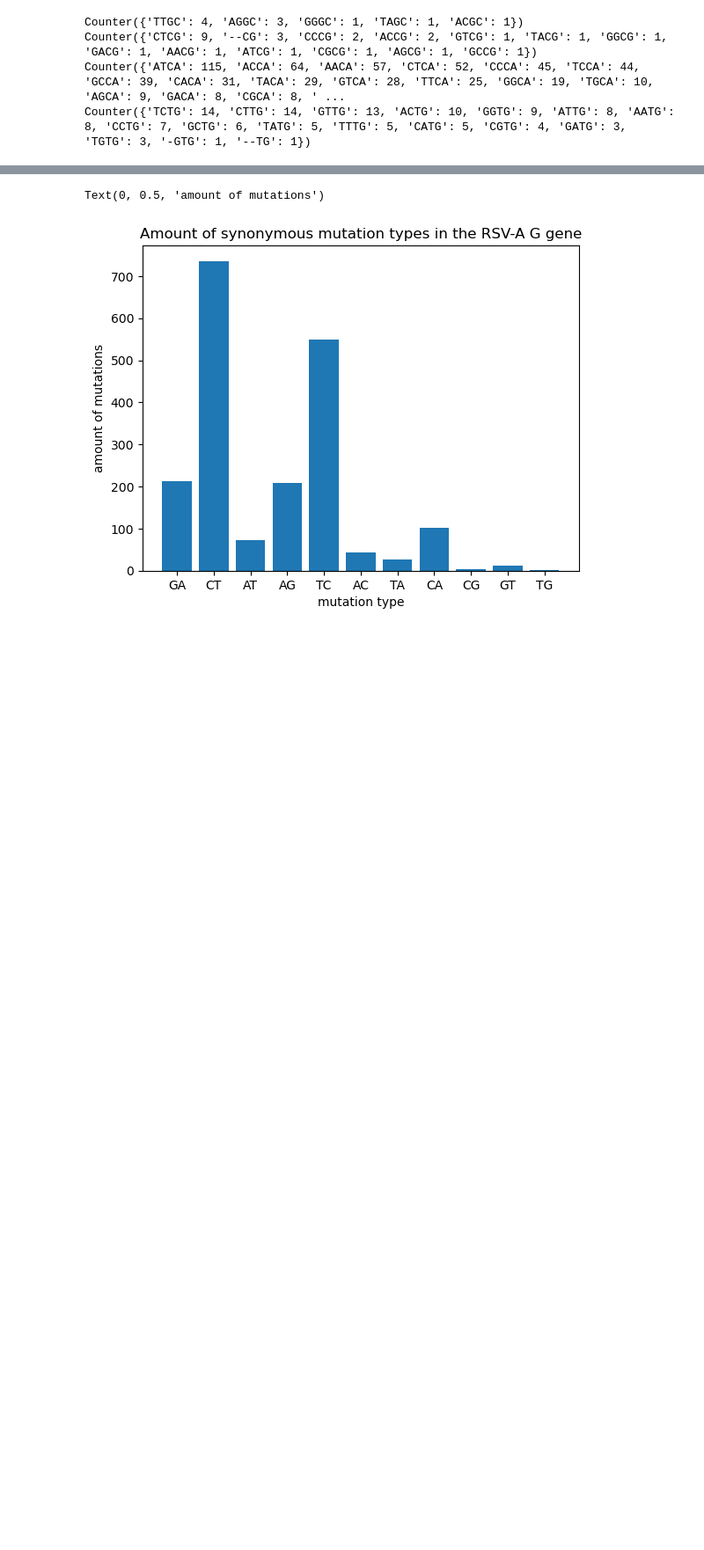
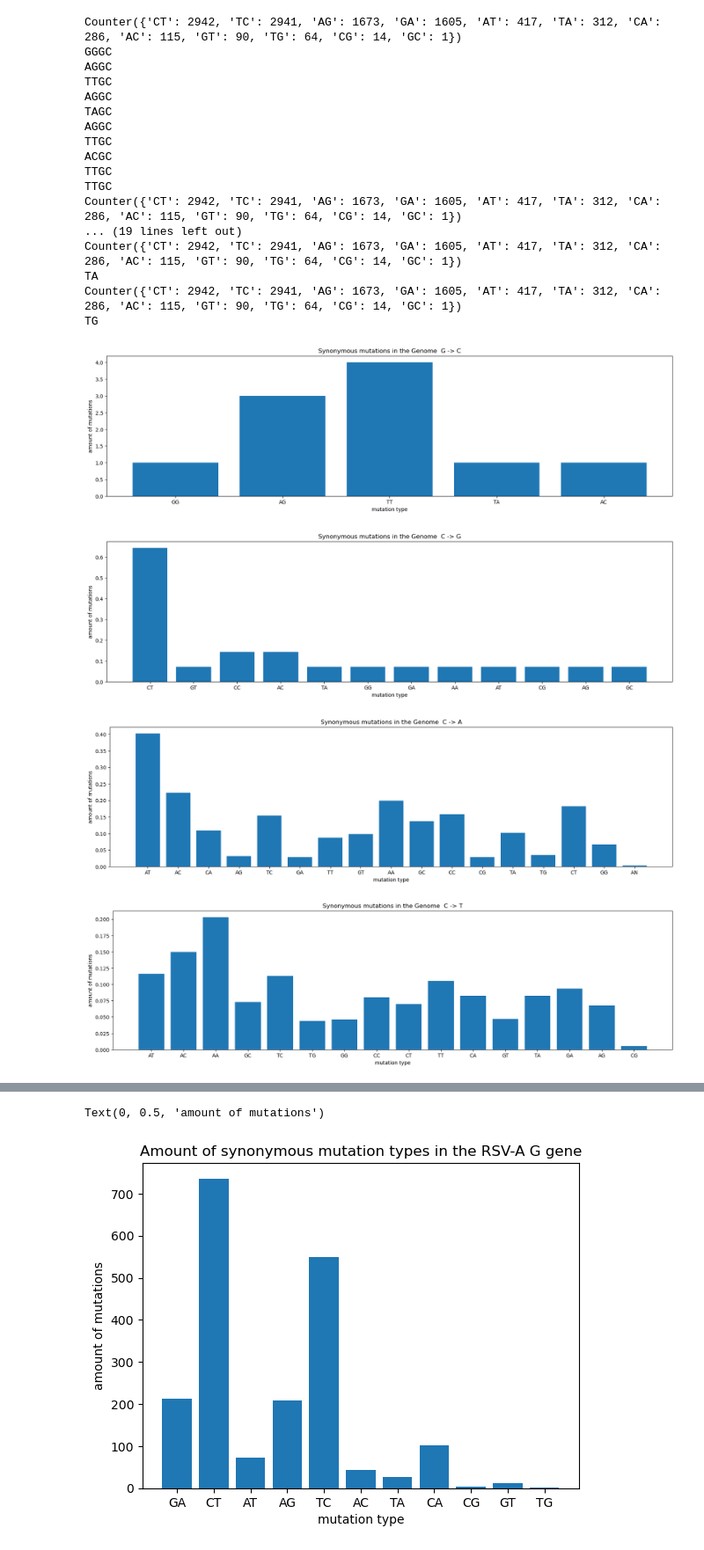
Before and after one commit to LauraU123/mutation_patterns, a Jupyter notebook: all_mutations.ipynb, the cells around one changed output, grey strips where cells are left out. Shown at 88% size. Drawn from its saved outputs; the diff is of its cells as text; code cells hidden in the pictures; blank space fills up the shorter version.

Commit message:
dinucleotides added

```diff
--- a/all_mutations.ipynb
+++ b/all_mutations.ipynb
@@ -76,7 +76,8 @@ with open ("data/rsv_a_genome.json") as file_:
         for m in muts:
             if int(m[1:-1]) in lst_cds:
                 all_muts.append(f'{m[0]}{m[-1]}')
-for_graph = Counter(all_muts)
+all_mut_freq = Counter(all_muts)
+print(all_mut_freq)
 #plt.bar(for_graph.keys(), for_graph.values())
 #plt.title("Amount of synonymous mutation types in the RSV-A genome")
 #plt.xlabel("mutation type")
@@ -99,51 +100,84 @@ for entry in aligned_for_tree:
         location_of_interest = int(i[1:-1])
         dinucleotide_and_mut = entry.seq[location_of_interest-3:location_of_interest-1] + f'{i[0]}{i[-1]}'
         all_dinucleotides.append(str(dinucleotide_and_mut))
 
 
 gc_list, cg_list, ca_list, ct_list, ga_list, ag_list, tc_list, gt_list, at_list, ac_list, ta_list, tg_list = ([] for i in range(12))
 for item_ in all_dinucleotides:
-    if item_[2:] == "GC": gc_list.append(item_)
-    if item_[2:] == "CG": cg_list.append(item_)
-    if item_[2:] == "GA": ga_list.append(item_)
-    if item_[2:] == "AG": ag_list.append(item_)
-    if item_[2:] == "CA": ca_list.append(item_)
-    if item_[2:] == "CT": ct_list.append(item_)
-    if item_[2:] == "TC": tc_list.append(item_)
-    if item_[2:] == "GT": gt_list.append(item_)
-    if item_[2:] == "TG": tg_list.append(item_)
-    if item_[2:] == "AT": at_list.append(item_)
-    if item_[2:] == "TA": ta_list.append(item_)
-    if item_[2:] == "AC": ac_list.append(item_)
-    if item_[2:] == "AG": ag_list.append(item_)
+    if "-" not in item_:
+        if item_[2:] == "GC": gc_list.append(item_)
+        if item_[2:] == "CG": cg_list.append(item_)
+        if item_[2:] == "GA": ga_list.append(item_)
+        if item_[2:] == "AG": ag_list.append(item_)
+        if item_[2:] == "CA": ca_list.append(item_)
+        if item_[2:] == "CT": ct_list.append(item_)
+        if item_[2:] == "TC": tc_list.append(item_)
+        if item_[2:] == "GT": gt_list.append(item_)
+        if item_[2:] == "TG": tg_list.append(item_)
+        if item_[2:] == "AT": at_list.append(item_)
+        if item_[2:] == "TA": ta_list.append(item_)
+        if item_[2:] == "AC": ac_list.append(item_)
+        if item_[2:] == "AG": ag_list.append(item_)
 
 dinucl_counter = Counter(all_dinucleotides)
 gc_counter = Counter(gc_list)
 cg_counter = Counter(cg_list)
 ca_counter = Counter(ca_list)
 ct_counter = Counter(ct_list)
 ga_counter = Counter(ga_list)
 ag_counter = Counter(ag_list)
 tc_counter = Counter(tc_list)
 gt_counter = Counter(gt_list)
 at_counter = Counter(at_list)
 ac_counter = Counter(ac_list)
 ta_counter = Counter(ta_list)
 tg_counter = Counter(tg_list)
 
+counters = [gc_counter, cg_counter, ca_counter, ct_counter,ga_counter, ag_counter, tc_counter, gt_counter, at_counter, ac_counter, ta_counter, tg_counter]
+type_= ["GC", "CG", "CA", "CT", "GA", "AG", "TC", "GT", "AT", "AC", "TA", "TG"]
 
-print(gc_counter)
-print(cg_counter)
-print(ca_counter)
-print(tg_counter)
+#ax = plt.bar(figsize=(40,3))
+for (i,counter_), typ in zip(enumerate(counters), type_):
+    print(all_mut_freq)
+    print(typ)
+    for mut, freq in all_mut_freq.items():
+        if mut == typ:
+            values_weighed = [val/freq for val in counter_.values()]
+            dinucl = [key[:2] for key in counter_.keys()]
+            plt_1 = plt.figure(figsize=(20, 5))
+            plt.bar(dinucl, values_weighed)
+            plt.title(f"Synonymous mutations in the Genome  {typ[0]} -> {typ[1]}")
+            plt.xlabel("mutation type")
+            plt.ylabel("amount of mutations")
+plt.show()
+
+
+
 
 #plt.bar(dinucl_counter.keys(), dinucl_counter.values())
 #plt.title("Dinucleotides before mutation and mutation")
 #plt.xlabel("mutation type")
 #plt.ylabel("amount of mutations")
 #gene_cds = CDS_finder(ref)
 # %% [output]
-Counter({'TTGC': 4, 'AGGC': 3, 'GGGC': 1, 'TAGC': 1, 'ACGC': 1})
-Counter({'CTCG': 9, '--CG': 3, 'CCCG': 2, 'ACCG': 2, 'GTCG': 1, 'TACG': 1, 'GGCG': 1, 'GACG': 1, 'AACG': 1, 'ATCG': 1, 'CGCG': 1, 'AGCG': 1, 'GCCG': 1})
-Counter({'ATCA': 115, 'ACCA': 64, 'AACA': 57, 'CTCA': 52, 'CCCA': 45, 'TCCA': 44, 'GCCA': 39, 'CACA': 31, 'TACA': 29, 'GTCA': 28, 'TTCA': 25, 'GGCA': 19, 'TGCA': 10, 'AGCA': 9, 'GACA': 8, 'CGCA': 8, ' ...
-Counter({'TCTG': 14, 'CTTG': 14, 'GTTG': 13, 'ACTG': 10, 'GGTG': 9, 'ATTG': 8, 'AATG': 8, 'CCTG': 7, 'GCTG': 6, 'TATG': 5, 'TTTG': 5, 'CATG': 5, 'CGTG': 4, 'GATG': 3, 'TGTG': 3, '-GTG': 1, '--TG': 1})
+Counter({'CT': 2942, 'TC': 2941, 'AG': 1673, 'GA': 1605, 'AT': 417, 'TA': 312, 'CA': 286, 'AC': 115, 'GT': 90, 'TG': 64, 'CG': 14, 'GC': 1})
+GGGC
+AGGC
+TTGC
+AGGC
+TAGC
+AGGC
+TTGC
+ACGC
+TTGC
+TTGC
+Counter({'CT': 2942, 'TC': 2941, 'AG': 1673, 'GA': 1605, 'AT': 417, 'TA': 312, 'CA': 286, 'AC': 115, 'GT': 90, 'TG': 64, 'CG': 14, 'GC': 1})
+... (19 lines left out)
+Counter({'CT': 2942, 'TC': 2941, 'AG': 1673, 'GA': 1605, 'AT': 417, 'TA': 312, 'CA': 286, 'AC': 115, 'GT': 90, 'TG': 64, 'CG': 14, 'GC': 1})
+TA
+Counter({'CT': 2942, 'TC': 2941, 'AG': 1673, 'GA': 1605, 'AT': 417, 'TA': 312, 'CA': 286, 'AC': 115, 'GT': 90, 'TG': 64, 'CG': 14, 'GC': 1})
+TG
+[figure, added]
+[figure, added]
+[figure, added]
+[figure, added]
```
Also changed, not shown: parts of 1 cell of this notebook.
